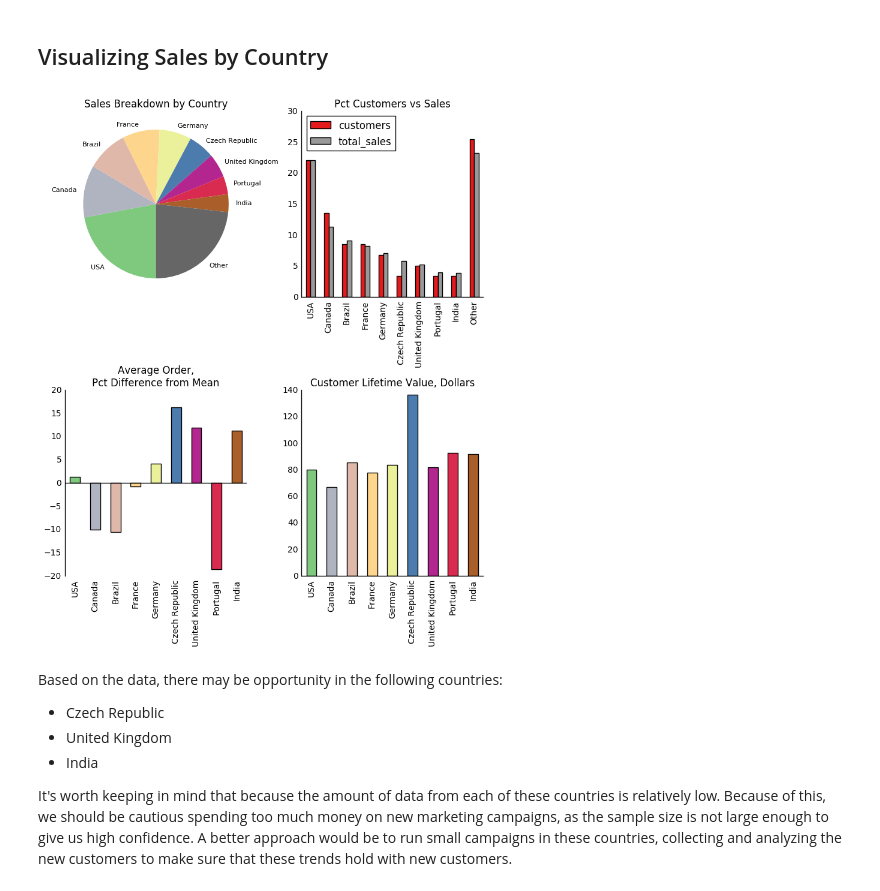
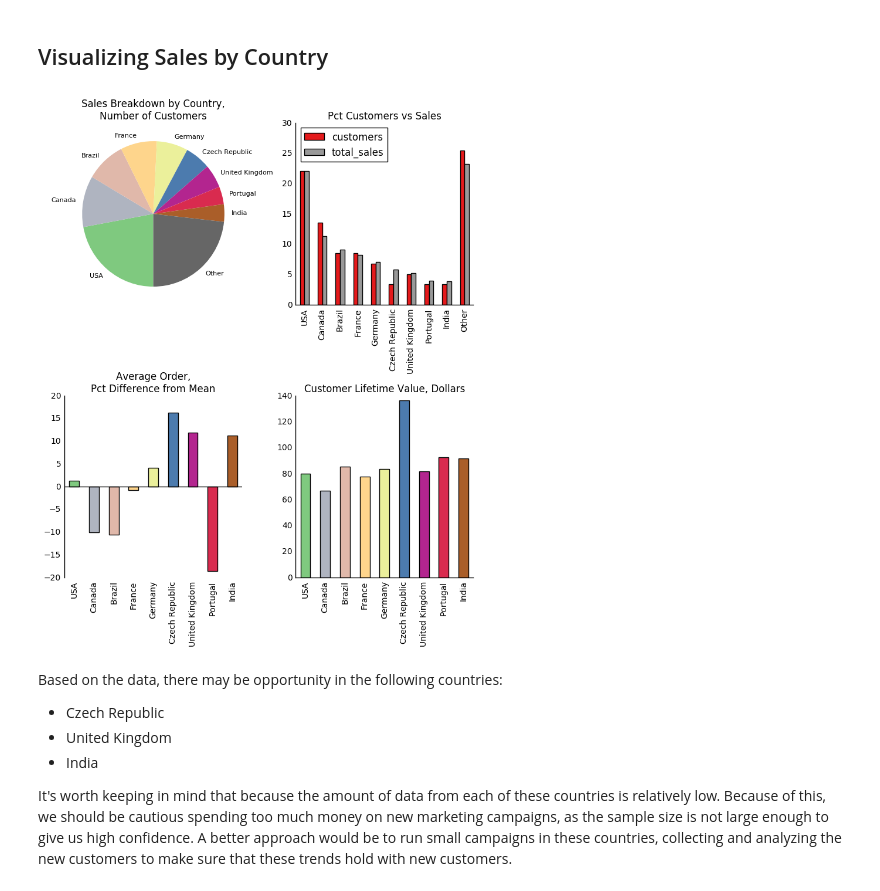
Before and after one commit to dataquestio/solutions, a Jupyter notebook: Mission191Solutions.ipynb, the cells around one changed output. Cells and saved outputs as stored; diff of their text form; code cells hidden in the pictures.

```diff
--- a/Mission191Solutions.ipynb
+++ b/Mission191Solutions.ipynb
@@ -219,25 +219,22 @@ run_query(sales_by_country)
 # %% [markdown]
 ## Visualizing Sales by Country
 # %%
-# tk need more plots here - see if we can find a neat way to keep the colors consistent across plots
+country_metrics = run_query(sales_by_country)
+country_metrics.set_index("country", drop=True, inplace=True)
+colors = [plt.cm.Accent(i) for i in np.linspace(0, 1, country_metrics.shape[0])]
 
-country_metrics = run_query(sales_by_country)
-country_metrics.set_index("country",drop=True,inplace=True)
-colors = [plt.cm.Accent(i) for i in np.linspace(0,1,avg_order.shape[0])]
-
-fig, axes = plt.subplots(nrows=2,ncols=2,figsize=(9,10))
+fig, axes = plt.subplots(nrows=2, ncols=2, figsize=(9, 10))
 ax1, ax2, ax3, ax4 = axes.flatten()
-fig.subplots_adjust(hspace=.5,wspace=.3)
+fig.subplots_adjust(hspace=.5, wspace=.3)
 
 
 # top left
 sales_breakdown = country_metrics["total_sales"].copy().rename('')
-colors = cmap(np.linspace(0., 1., sales_breakdown.shape[0]))
 sales_breakdown.plot.pie(
     ax=ax1,
     startangle=-90,
     counterclock=False,
-    title='Sales Breakdown by Country',
+    title='Sales Breakdown by Country,\nNumber of Customers',
     colormap=plt.cm.Accent,
     fontsize=8,
     wedgeprops={'linewidth':0}
@@ -255,43 +252,43 @@ custs_vs_dollars.plot.bar(
     colormap=plt.cm.Set1,
     title="Pct Customers vs Sales"
 )
-ax2.tick_params(top="off",right="off",left="off",bottom="off")
+ax2.tick_params(top="off", right="off", left="off", bottom="off")
 ax2.spines["top"].set_visible(False)
 ax2.spines["right"].set_visible(False)
 
 
 # bottom left
 avg_order = country_metrics["average_order"].copy()
 avg_order.index.name = ''
 difference_from_avg = avg_order * 100 / avg_order.mean() - 100
-difference_from_avg.drop("Other",inplace=True)
+difference_from_avg.drop("Other", inplace=True)
 difference_from_avg.plot.bar(
     ax=ax3,
     color=colors,
     title="Average Order,\nPct Difference from Mean"
 )
-ax3.tick_params(top="off",right="off",left="off",bottom="off")
-ax3.axhline(0,color='k')
+ax3.tick_params(top="off", right="off", left="off", bottom="off")
+ax3.axhline(0, color='k')
 ax3.spines["top"].set_visible(False)
 ax3.spines["right"].set_visible(False)
 ax3.spines["bottom"].set_visible(False)
 
 # bottom right
 ltv = country_metrics["customer_lifetime_value"].copy()
 ltv.index.name = ''
 ltv.drop("Other",inplace=True)
 ltv.plot.bar(
     ax=ax4,
     color=colors,
     title="Customer Lifetime Value, Dollars"
 )
-ax4.tick_params(top="off",right="off",left="off",bottom="off")
+ax4.tick_params(top="off", right="off", left="off", bottom="off")
 ax4.spines["top"].set_visible(False)
 ax4.spines["right"].set_visible(False)
 
 plt.show()
 # %% [output]
-[figure, old version]
+[figure, new version]
 # %% [markdown]
 Based on the data, there may be opportunity in the following countries:
 
```
Also changed, not shown: parts of 3 cells of this notebook, 3 other files.
